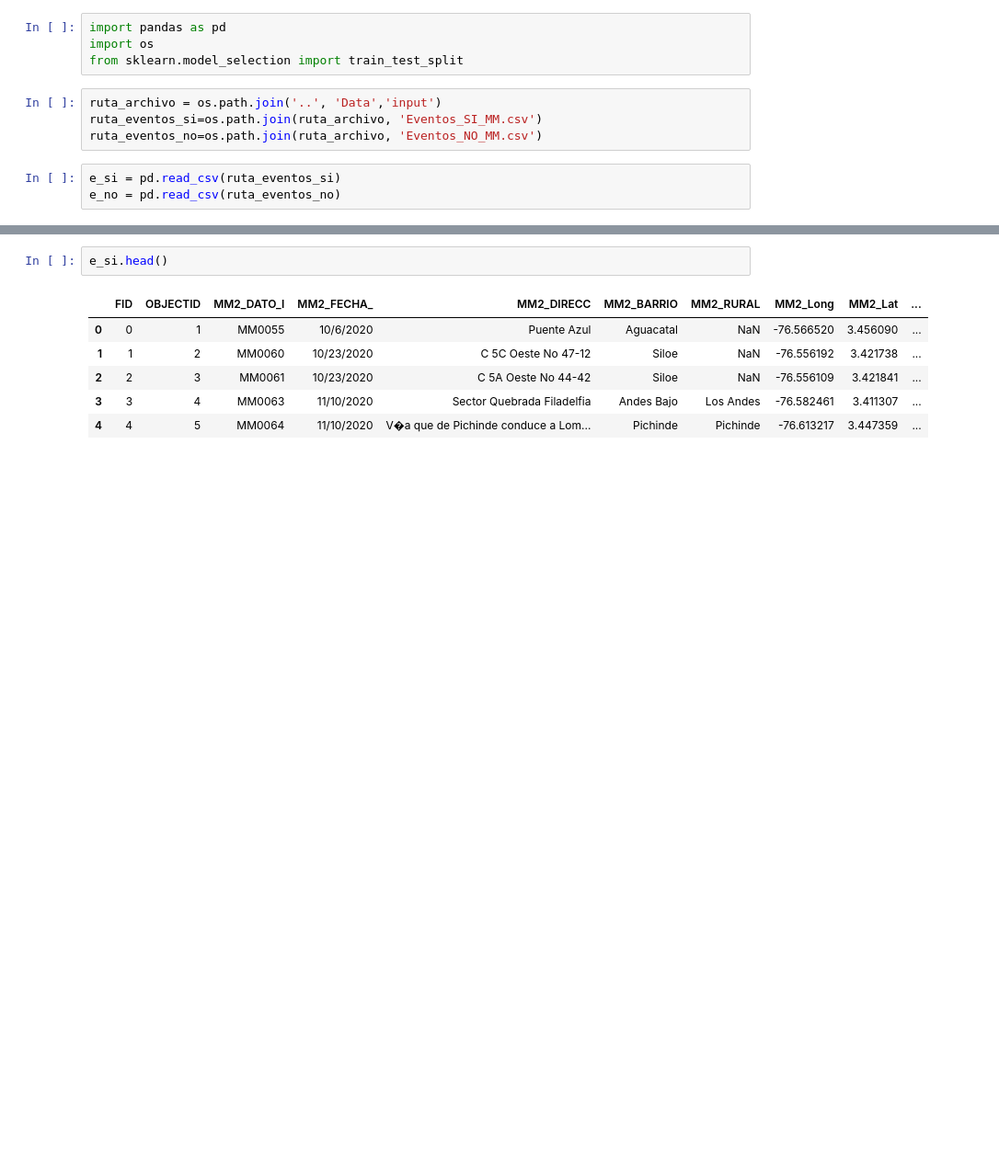
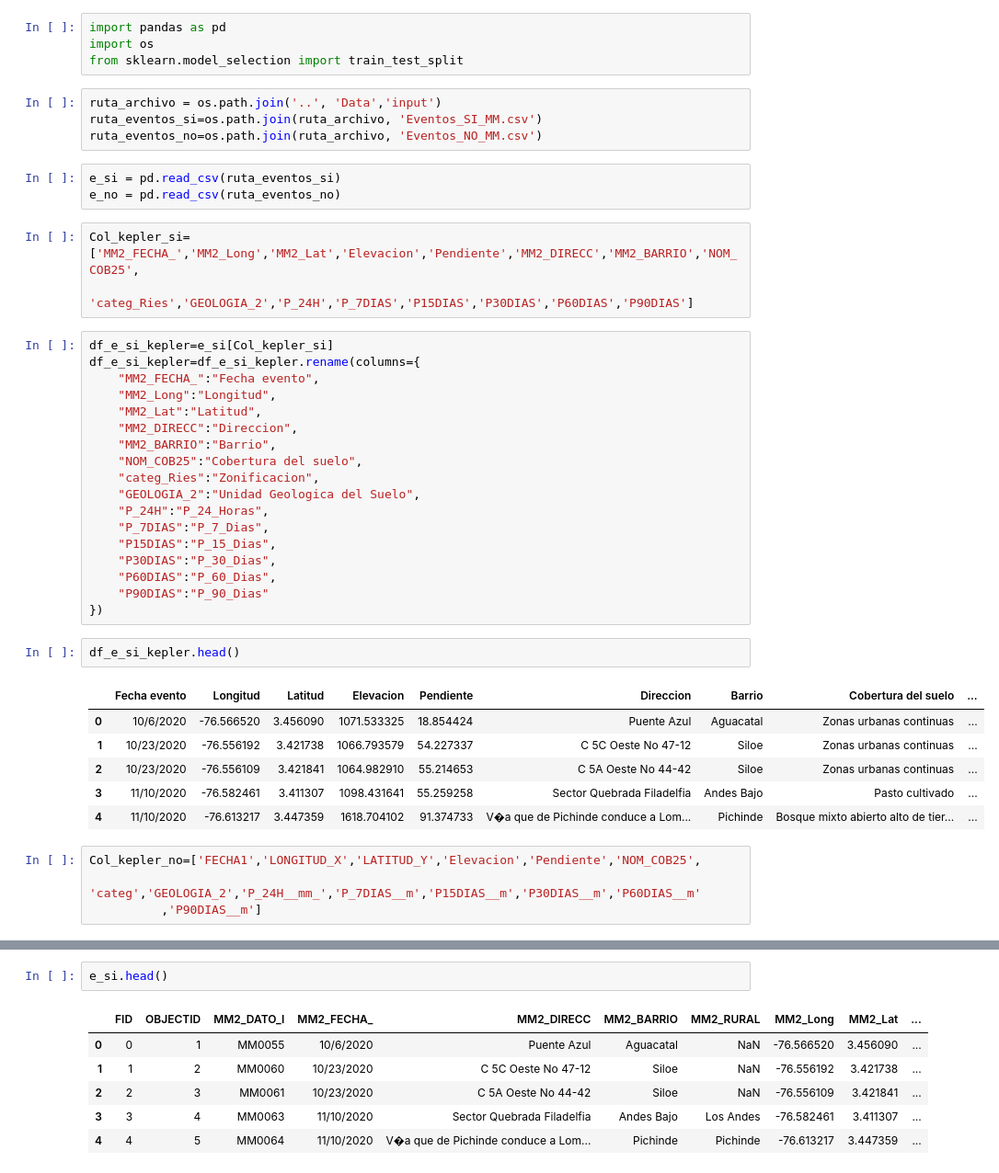
Before and after one commit to SimonLopezR/estimacion_riesgo_deslizamiento, a Jupyter notebook: Notebooks/1_preprocesamiento.ipynb, the cells around one changed output, grey strips where cells are left out. Shown: that part at 92% size. Cells and saved outputs as stored; diff of their text form; blank space fills up the shorter version.

```diff
--- a/Notebooks/1_preprocesamiento.ipynb
+++ b/Notebooks/1_preprocesamiento.ipynb
@@ -9,3 +9,37 @@ ruta_eventos_no=os.path.join(ruta_archivo, 'Eventos_NO_MM.csv')
 # %%
 e_si = pd.read_csv(ruta_eventos_si)
 e_no = pd.read_csv(ruta_eventos_no)
+# %%
+Col_kepler_si=['MM2_FECHA_','MM2_Long','MM2_Lat','Elevacion','Pendiente','MM2_DIRECC','MM2_BARRIO','NOM_COB25',
+            'categ_Ries','GEOLOGIA_2','P_24H','P_7DIAS','P15DIAS','P30DIAS','P60DIAS','P90DIAS']
+# %%
+df_e_si_kepler=e_si[Col_kepler_si]
+df_e_si_kepler=df_e_si_kepler.rename(columns={
+    "MM2_FECHA_":"Fecha evento",
+    "MM2_Long":"Longitud",
+    "MM2_Lat":"Latitud",
+    "MM2_DIRECC":"Direccion",
+    "MM2_BARRIO":"Barrio",
+    "NOM_COB25":"Cobertura del suelo",
+    "categ_Ries":"Zonificacion",
+    "GEOLOGIA_2":"Unidad Geologica del Suelo",
+    "P_24H":"P_24_Horas",
+    "P_7DIAS":"P_7_Dias",
+    "P15DIAS":"P_15_Dias",
+    "P30DIAS":"P_30_Dias",
+    "P60DIAS":"P_60_Dias",
+    "P90DIAS":"P_90_Dias"
+})
+# %%
+df_e_si_kepler.head()
+# %% [output]
+|  | Fecha evento | Longitud | Latitud | Elevacion | Pendiente | Direccion | Barrio | Cobertura del suelo | ... |
+| 0 | 10/6/2020 | -76.566520 | 3.456090 | 1071.533325 | 18.854424 | Puente Azul | Aguacatal | Zonas urbanas continuas | ... |
+| 1 | 10/23/2020 | -76.556192 | 3.421738 | 1066.793579 | 54.227337 | C 5C Oeste No 47-12 | Siloe | Zonas urbanas continuas | ... |
+| 2 | 10/23/2020 | -76.556109 | 3.421841 | 1064.982910 | 55.214653 | C 5A Oeste No 44-42 | Siloe | Zonas urbanas continuas | ... |
+| 3 | 11/10/2020 | -76.582461 | 3.411307 | 1098.431641 | 55.259258 | Sector Quebrada Filadelfia | Andes Bajo | Pasto cultivado | ... |
+| 4 | 11/10/2020 | -76.613217 | 3.447359 | 1618.704102 | 91.374733 | V�a que de Pichinde conduce a Lom... | Pichinde | Bosque mixto abierto alto de tier... | ... |
+# %%
+Col_kepler_no=['FECHA1','LONGITUD_X','LATITUD_Y','Elevacion','Pendiente','NOM_COB25',
+            'categ','GEOLOGIA_2','P_24H__mm_','P_7DIAS__m','P15DIAS__m','P30DIAS__m','P60DIAS__m'
+          ,'P90DIAS__m']
```
Also changed, not shown: parts of 4 cells of this notebook, 37 other files.
